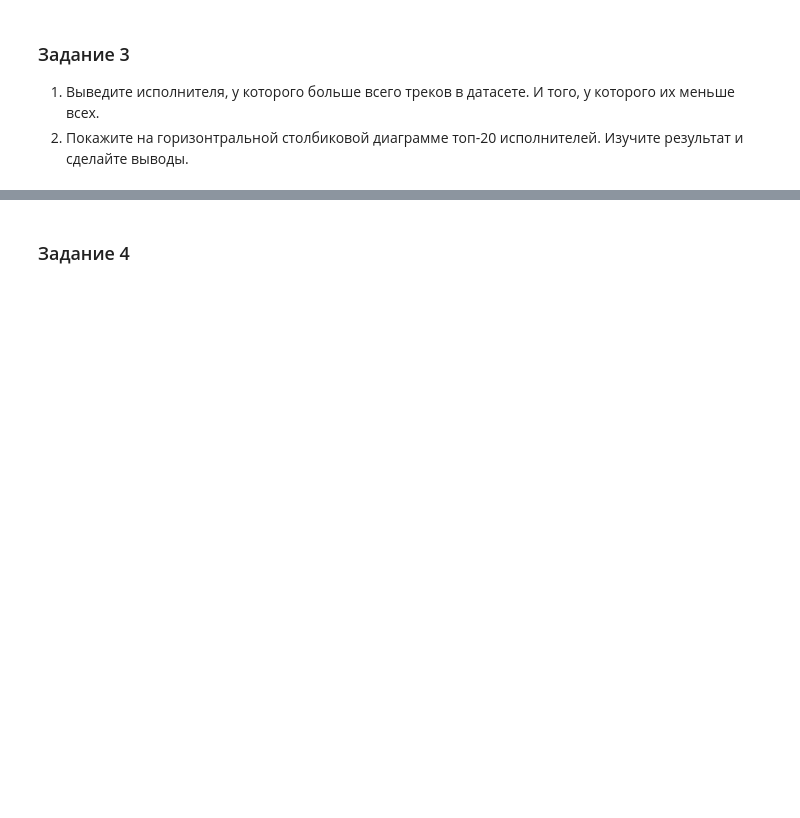
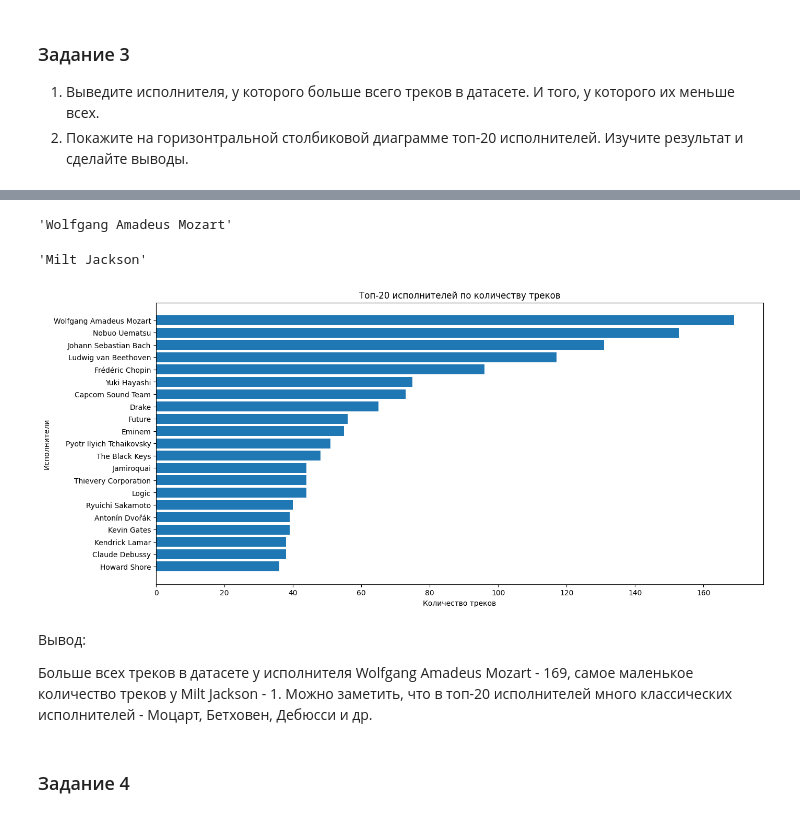
Before and after one commit to daryaami/cs102, a Jupyter notebook: homework08/Практическая_работа_6_22_23.ipynb, the cells around one changed output, grey strips where cells are left out. Cells and saved outputs as stored; diff of their text form; code cells hidden in the pictures; blank space fills up the shorter version.

```diff
--- a/homework08/Практическая_работа_6_22_23.ipynb
+++ b/homework08/Практическая_работа_6_22_23.ipynb
@@ -45,0 +44,10 @@ $\color{red}{\text{Создайте для этой работы отдельн
+# %%
+import pandas as pd
+import numpy as np
+import seaborn as sns
+import matplotlib.pyplot as plt
+
+np.random.seed(1234)
+
+df = pd.read_csv('music_genre.csv')
+data = df.sample(n=20000)
@@ -61,0 +214,3 @@ $\color{red}{\text{Создайте для этой работы отдельн
+# %%
+count_by_artist = data.groupby('artist_name')['instance_id'].count().sort_values(ascending=False)
+count_by_artist[:20]
@@ -62,3 +235,26 @@ $\color{red}{\text{Создайте для этой работы отдельн
+# %%
+count_by_artist.index[0]
+# %% [output]
+'Wolfgang Amadeus Mozart'
+# %%
+count_by_artist.index[-1]
+# %% [output]
+'Milt Jackson'
+# %%
+fig, ax = plt.subplots(figsize=(15, 7))
+ax.barh(count_by_artist.index[20::-1], count_by_artist.values[20::-1])
+sns.set_palette("Set2")
+plt.title('Топ-20 исполнителей по количеству треков')
+plt.ylabel('Исполнители')
+plt.xlabel('Количество треков')
+plt.show()
+# %% [output]
+[figure, added]
+# %% [markdown]
+Вывод:
+
+Больше всех треков в датасете у исполнителя Wolfgang Amadeus Mozart - 169, самое маленькое количество треков у Milt Jackson - 1.
+Можно заметить, что в топ-20 исполнителей много классических исполнителей - Моцарт, Бетховен, Дебюсси и др.
 # %% [markdown]
 ### Задание 4
 # %% [markdown]
```
Also changed, not shown: parts of 46 cells of this notebook.
